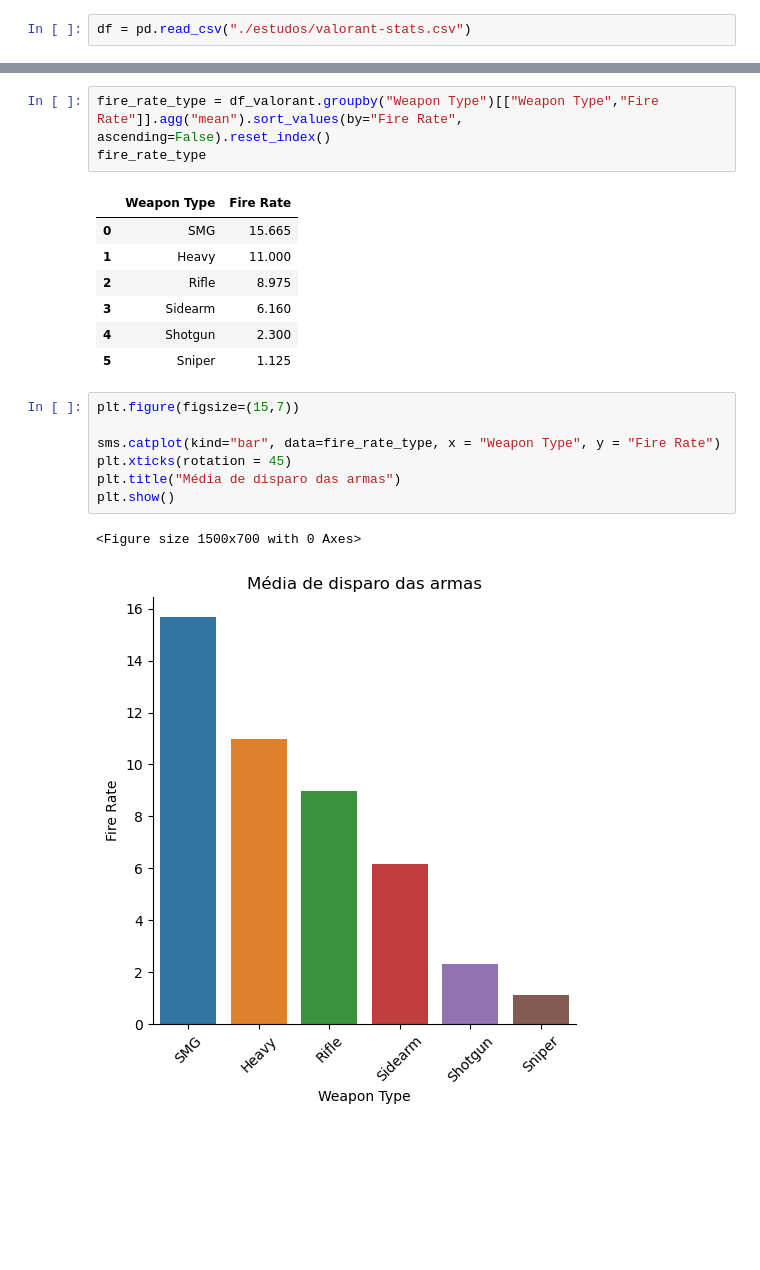
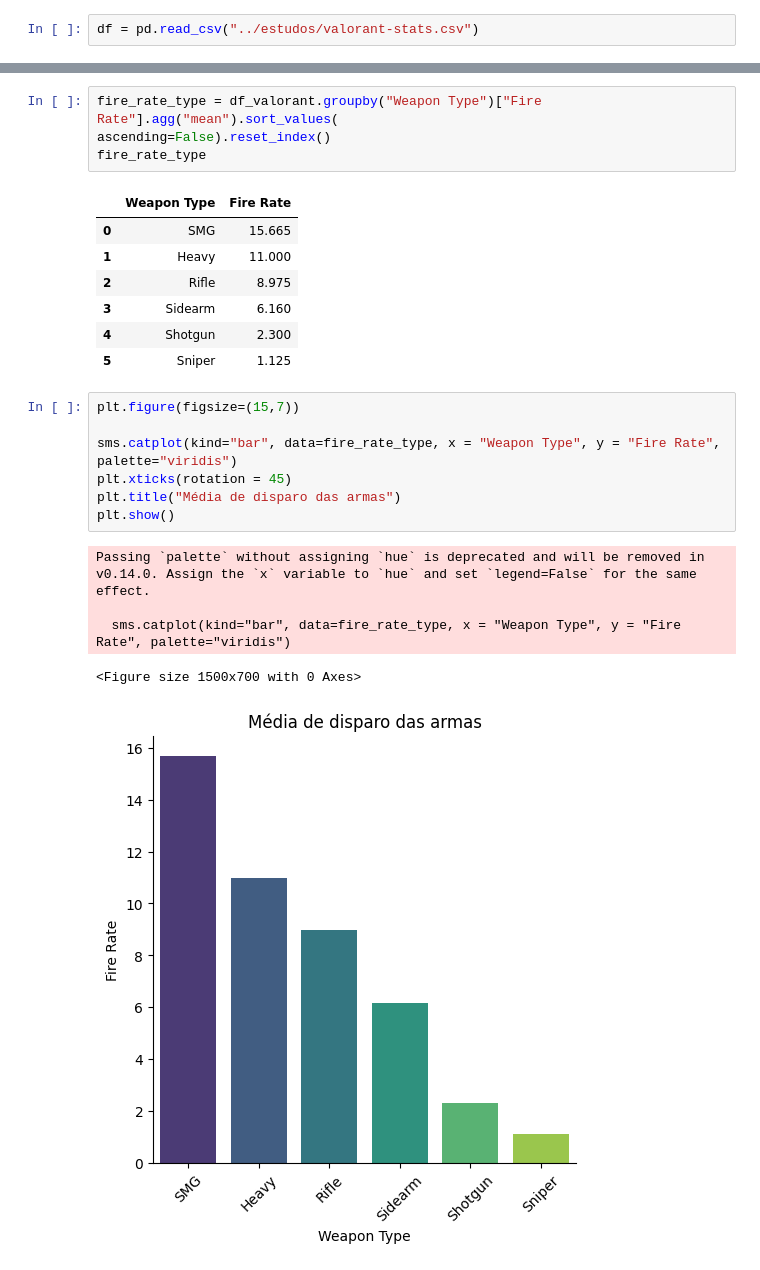
Before and after one commit to William-Hayashi/IA_Chatbot-_aula_fiap, a Jupyter notebook: estudos/eda_valorant.ipynb, the cells around one changed output, grey strips where cells are left out. Saved outputs shown, nothing was run; the diff lists cells and outputs as text; blank space fills up the shorter version.

```diff
--- a/estudos/eda_valorant.ipynb
+++ b/estudos/eda_valorant.ipynb
@@ -9,2 +8,2 @@ ModuleNotFoundError: No module named 'pandas'
 # %%
-df = pd.read_csv("./estudos/valorant-stats.csv")
+df = pd.read_csv("../estudos/valorant-stats.csv")
@@ -111,5 +126,5 @@ plt.show()
 # %%
-fire_rate_type = df_valorant.groupby("Weapon Type")[["Weapon Type","Fire Rate"]].agg("mean").sort_values(by="Fire Rate",
+fire_rate_type = df_valorant.groupby("Weapon Type")["Fire Rate"].agg("mean").sort_values(
 ascending=False).reset_index()
 fire_rate_type
 # %% [output]
@@ -123,10 +138,13 @@ fire_rate_type
 # %%
 plt.figure(figsize=(15,7))
 
-sms.catplot(kind="bar", data=fire_rate_type, x = "Weapon Type", y = "Fire Rate")
+sms.catplot(kind="bar", data=fire_rate_type, x = "Weapon Type", y = "Fire Rate", palette="viridis")
 plt.xticks(rotation = 45)
 plt.title("Média de disparo das armas")
 plt.show()
 # %% [output]
-<Figure size 1500x700 with 0 Axes>
+Passing `palette` without assigning `hue` is deprecated and will be removed in v0.14.0. Assign the `x` variable to `hue` and set `legend=False` for the same effect.
+
+  sms.catplot(kind="bar", data=fire_rate_type, x = "Weapon Type", y = "Fire Rate", palette="viridis")
+<Figure size 1500x700 with 0 Axes>
-[figure, old version]
+[figure, new version]
```
Also changed, not shown: parts of 9 cells of this notebook.
